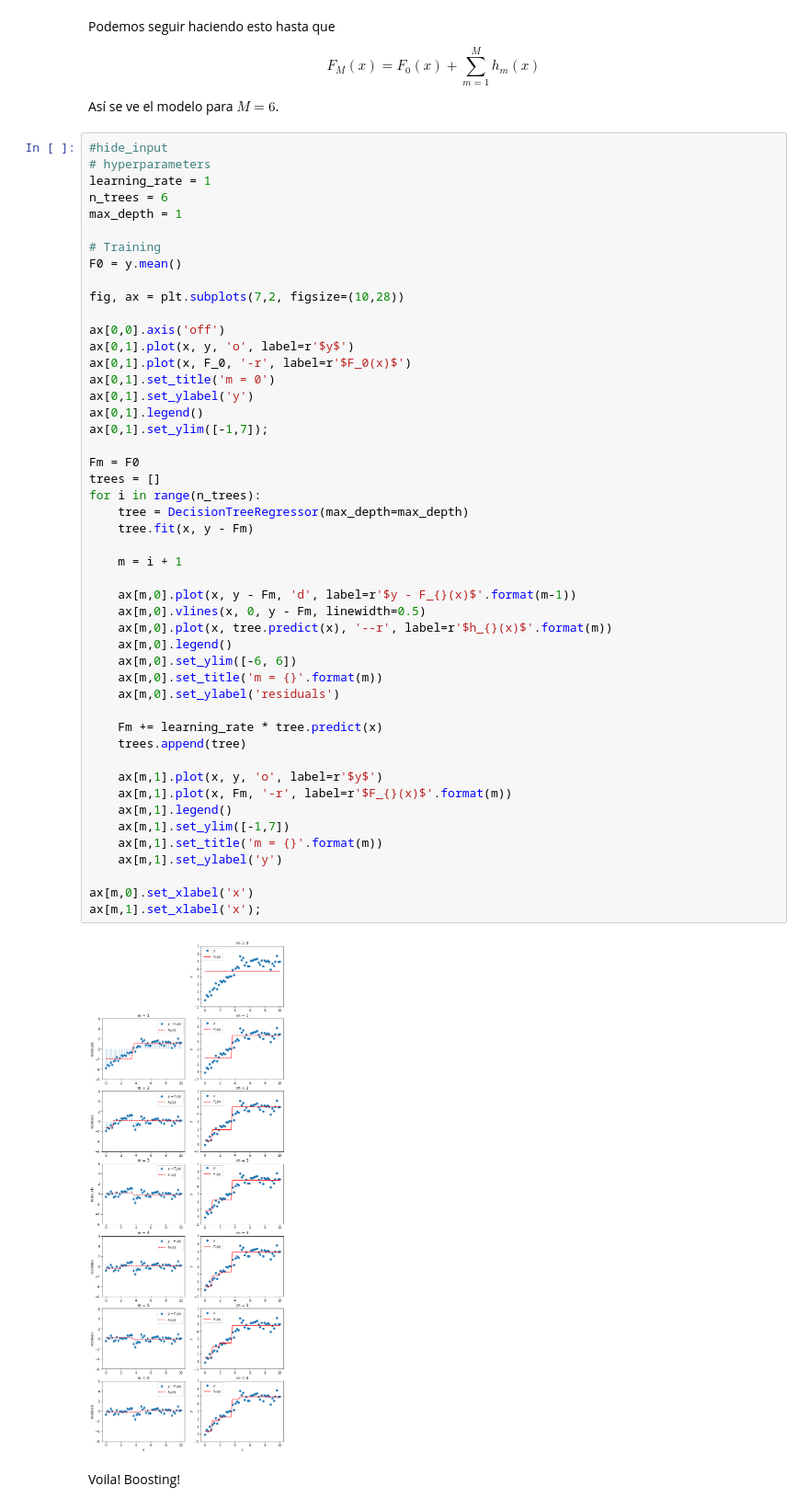
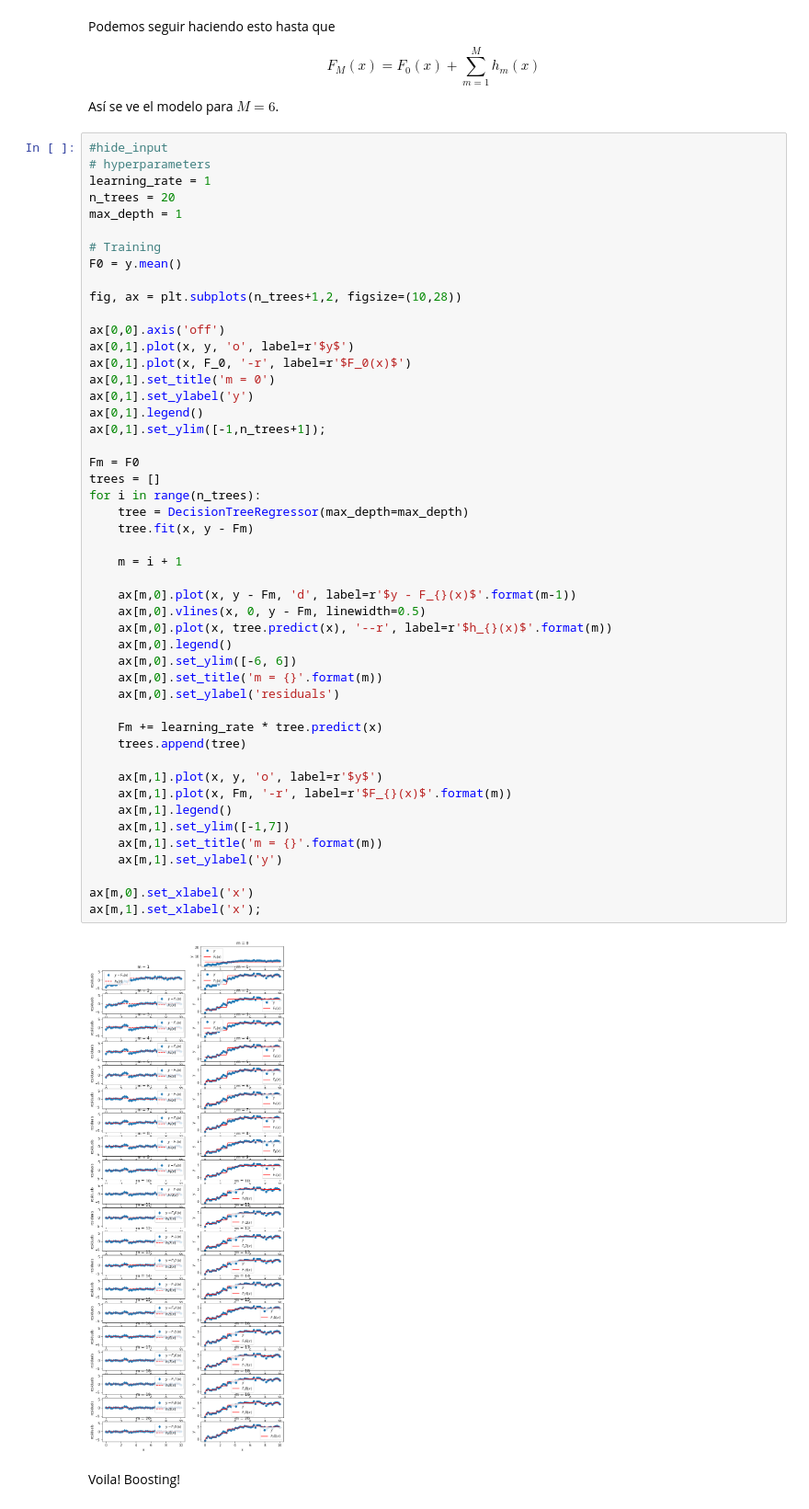
Before and after one commit to cgrandet/CIDE_DS, a Jupyter notebook: Clases/Clase9a_boosting.ipynb, the cells around one changed output. Shown at 92% size. Saved outputs shown, nothing was run; the diff lists cells and outputs as text.

```diff
--- a/Clases/Clase9a_boosting.ipynb
+++ b/Clases/Clase9a_boosting.ipynb
@@ -851,13 +875,13 @@ Así se ve el modelo para $M=6$.
 #hide_input
 # hyperparameters
 learning_rate = 1
-n_trees = 6
+n_trees = 20
 max_depth = 1
 
 # Training
 F0 = y.mean()
 
-fig, ax = plt.subplots(7,2, figsize=(10,28))
+fig, ax = plt.subplots(n_trees+1,2, figsize=(10,28))
 
 ax[0,0].axis('off')
 ax[0,1].plot(x, y, 'o', label=r'$y$')
@@ -865,38 +889,38 @@ ax[0,1].plot(x, F_0, '-r', label=r'$F_0(x)$')
 ax[0,1].set_title('m = 0')
 ax[0,1].set_ylabel('y')
 ax[0,1].legend()
-ax[0,1].set_ylim([-1,7]);
+ax[0,1].set_ylim([-1,n_trees+1]);
 
 Fm = F0
 trees = []
 for i in range(n_trees):
     tree = DecisionTreeRegressor(max_depth=max_depth)
     tree.fit(x, y - Fm)
 
     m = i + 1
 
     ax[m,0].plot(x, y - Fm, 'd', label=r'$y - F_{}(x)$'.format(m-1))
     ax[m,0].vlines(x, 0, y - Fm, linewidth=0.5)
     ax[m,0].plot(x, tree.predict(x), '--r', label=r'$h_{}(x)$'.format(m))
     ax[m,0].legend()
     ax[m,0].set_ylim([-6, 6])
     ax[m,0].set_title('m = {}'.format(m))
     ax[m,0].set_ylabel('residuals')
 
     Fm += learning_rate * tree.predict(x)
     trees.append(tree)
 
     ax[m,1].plot(x, y, 'o', label=r'$y$')
     ax[m,1].plot(x, Fm, '-r', label=r'$F_{}(x)$'.format(m))
     ax[m,1].legend()
     ax[m,1].set_ylim([-1,7])
     ax[m,1].set_title('m = {}'.format(m))
     ax[m,1].set_ylabel('y')
 
 ax[m,0].set_xlabel('x')
 ax[m,1].set_xlabel('x');
 # %% [output]
-[figure, old version]
+[figure, new version]
 # %% [markdown]
 Voila! Boosting!
 # %% [markdown]
```
Also changed, not shown: parts of 31 cells of this notebook.
